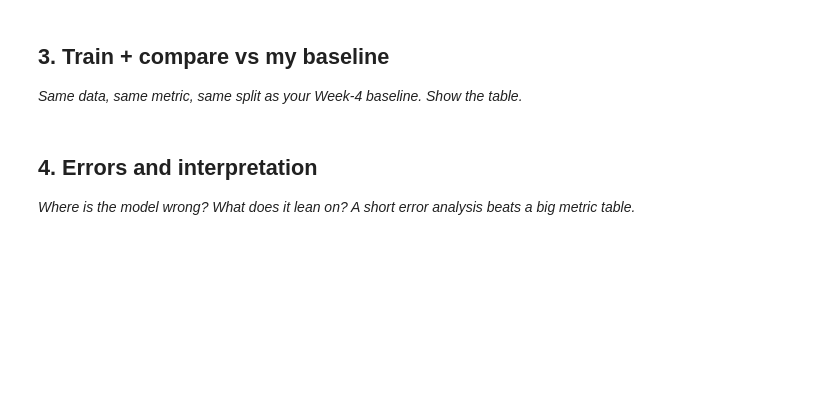
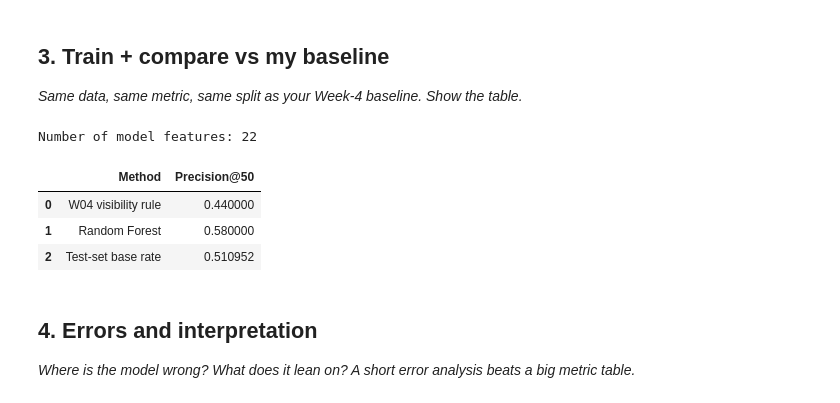
Before and after one commit to varshitha922/flyrank-ml-internship, a Jupyter notebook: work/notebooks/w05_model.ipynb, the cells around one changed output. Cells and saved outputs as stored; diff of their text form; code cells hidden in the pictures; blank space fills up the shorter version.

```diff
--- a/work/notebooks/w05_model.ipynb
+++ b/work/notebooks/w05_model.ipynb
@@ -30,3 +69,75 @@ This skeleton is yours to fill. Work the sections **in order** — each one has
+# %%
+# This cell is for CODE (numbers, a query, a check).
+# Write your text answer in the cell ABOVE this one — typing sentences here breaks Run All.
+
+import numpy as np
+import pandas as pd
+from sklearn.ensemble import RandomForestClassifier
+from sklearn.impute import SimpleImputer
+from sklearn.pipeline import make_pipeline
+
+# Create the target: 1 means the page has a declining trend.
+y_train = train_df["trend_direction"].astype(str).str.lower().eq("down").astype(int)
+y_test = test_df["trend_direction"].astype(str).str.lower().eq("down").astype(int)
+
+# Use numeric signals only. Exclude IDs and target/leakage-related fields.
+excluded_words = [
+    "id", "trend", "declin", "label", "future",
+    "flag", "action", "score", "rank", "target",
+    "last_30d", "prev_30d"
+]
+
+feature_cols = [
+    col for col in train_df.select_dtypes(include=np.number).columns
+    if not any(word in col.lower() for word in excluded_words)
+    and col != "impressions_90d"
+]
+
+print("Number of model features:", len(feature_cols))
+
+# Train Random Forest on the training clients.
+model = make_pipeline(
+    SimpleImputer(strategy="median"),
+    RandomForestClassifier(
+        n_estimators=200,
+        random_state=42,
+        class_weight="balanced"
+    )
+)
+
+model.fit(train_df[feature_cols], y_train)
+
+# Get model probability scores for the held-out test clients.
+model_scores = model.predict_proba(test_df[feature_cols])[:, 1]
+
+# Recreate the W04 baseline rule on the same test clients.
+baseline_scores = np.where(
+    test_df["impressions_90d"] >= 500,
+    test_df["impressions_90d"],
+    0
+)
+
+# Calculate Precision@50.
+def precision_at_50(y_true, scores):
+    top_indices = np.argsort(-np.asarray(scores), kind="mergesort")[:50]
+    return np.asarray(y_true)[top_indices].mean()
+
+baseline_p50 = precision_at_50(y_test, baseline_scores)
+model_p50 = precision_at_50(y_test, model_scores)
+base_rate = y_test.mean()
+
+comparison = pd.DataFrame({
+    "Method": ["W04 visibility rule", "Random Forest", "Test-set base rate"],
+    "Precision@50": [baseline_p50, model_p50, base_rate]
+})
+
+display(comparison)
+# %% [output]
+Number of model features: 22
+|  | Method | Precision@50 |
+| 0 | W04 visibility rule | 0.440000 |
+| 1 | Random Forest | 0.580000 |
+| 2 | Test-set base rate | 0.510952 |
 # %% [markdown]
 ## 4. Errors and interpretation
 
```
Also changed, not shown: parts of 9 cells of this notebook.
